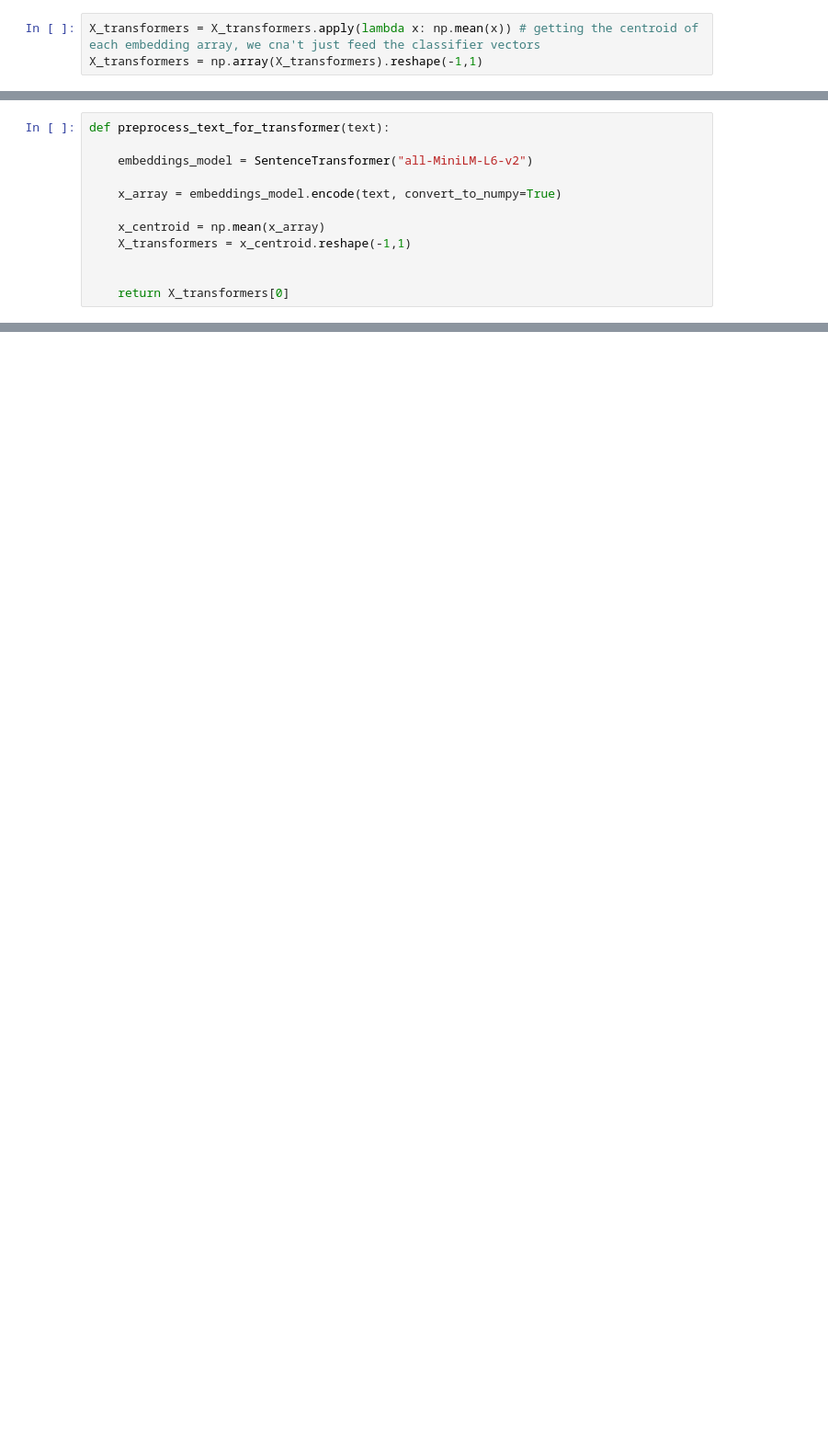
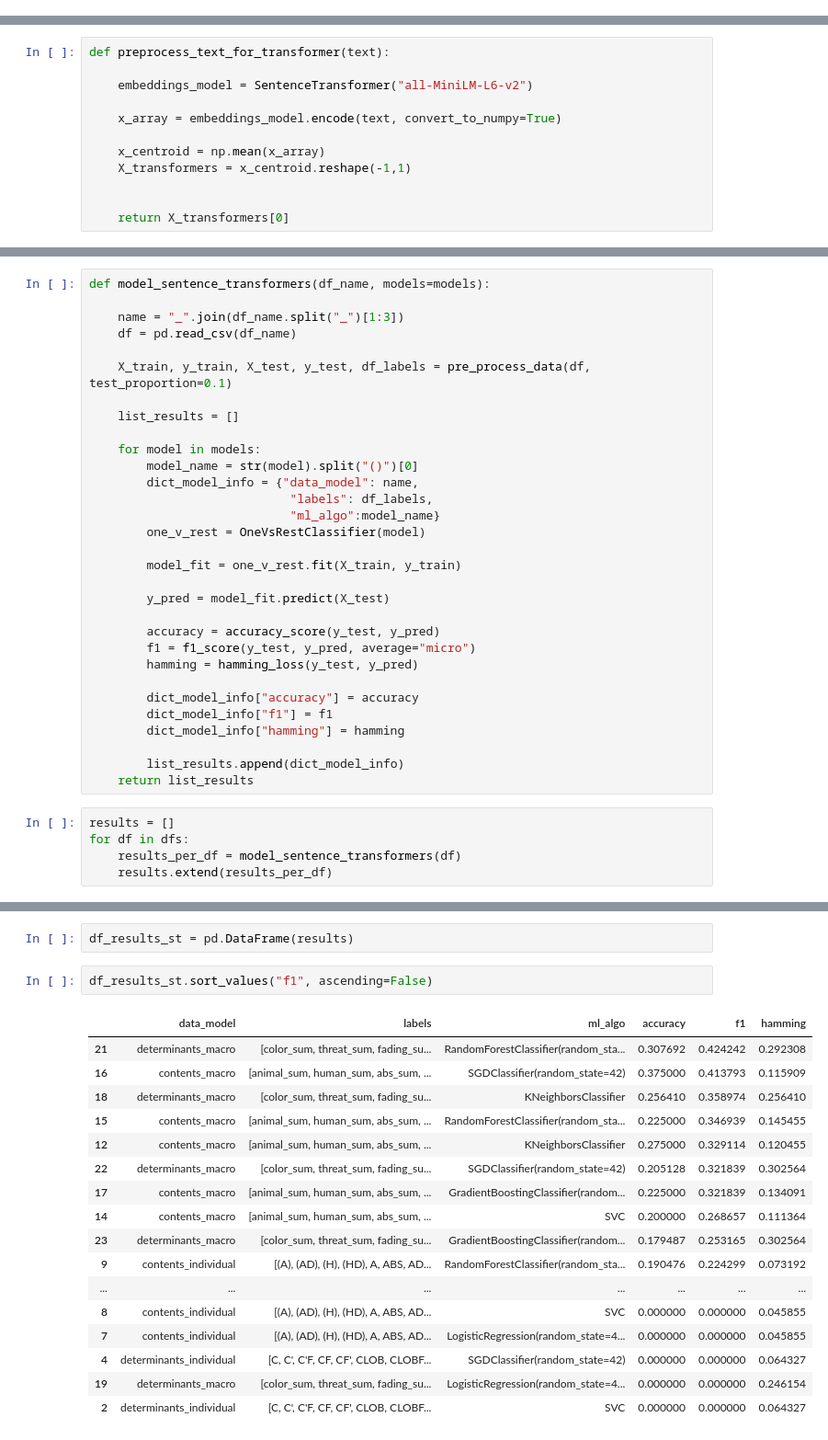
Before and after one commit to alberto-lorente/RorschIA_07-04, a Jupyter notebook: Dev/3. ML_models_development.ipynb, the cells around one changed output, grey strips where cells are left out. Shown at 92% size. Saved outputs shown, nothing was run; the diff lists cells and outputs as text; blank space fills up the shorter version.

```diff
--- a/Dev/3. ML_models_development.ipynb
+++ b/Dev/3. ML_models_development.ipynb
@@ -284,3 +203,0 @@ Name: Answer (English), Length: 380, dtype: object
-# %%
-X_transformers = X_transformers.apply(lambda x: np.mean(x)) # getting the centroid of each embedding array, we cna't just feed the classifier vectors
-X_transformers = np.array(X_transformers).reshape(-1,1)
@@ -410,0 +245,36 @@ def preprocess_text_for_transformer(text):
+# %%
+def model_sentence_transformers(df_name, models=models):
+
+    name = "_".join(df_name.split("_")[1:3])
+    df = pd.read_csv(df_name)
+
+    X_train, y_train, X_test, y_test, df_labels = pre_process_data(df, test_proportion=0.1)
+
+    list_results = []
+
+    for model in models:
+        model_name = str(model).split("()")[0]
+        dict_model_info = {"data_model": name,
+                            "labels": df_labels,
+                            "ml_algo":model_name}
+        one_v_rest = OneVsRestClassifier(model)
+
+        model_fit = one_v_rest.fit(X_train, y_train)
+
+        y_pred = model_fit.predict(X_test)
+
+        accuracy = accuracy_score(y_test, y_pred)
+        f1 = f1_score(y_test, y_pred, average="micro")
+        hamming = hamming_loss(y_test, y_pred)
+
+        dict_model_info["accuracy"] = accuracy
+        dict_model_info["f1"] = f1
+        dict_model_info["hamming"] = hamming
+
+        list_results.append(dict_model_info)
+    return list_results
+# %%
+results = []
+for df in dfs:
+    results_per_df = model_sentence_transformers(df)
+    results.extend(results_per_df)
@@ -410,0 +285,22 @@ def preprocess_text_for_transformer(text):
+# %%
+df_results_st = pd.DataFrame(results)
+# %%
+df_results_st.sort_values("f1", ascending=False)
+# %% [output]
+|  | data_model | labels | ml_algo | accuracy | f1 | hamming |
+| 21 | determinants_macro | [color_sum, threat_sum, fading_su... | RandomForestClassifier(random_sta... | 0.307692 | 0.424242 | 0.292308 |
+| 16 | contents_macro | [animal_sum, human_sum, abs_sum, ... | SGDClassifier(random_state=42) | 0.375000 | 0.413793 | 0.115909 |
+| 18 | determinants_macro | [color_sum, threat_sum, fading_su... | KNeighborsClassifier | 0.256410 | 0.358974 | 0.256410 |
+| 15 | contents_macro | [animal_sum, human_sum, abs_sum, ... | RandomForestClassifier(random_sta... | 0.225000 | 0.346939 | 0.145455 |
+| 12 | contents_macro | [animal_sum, human_sum, abs_sum, ... | KNeighborsClassifier | 0.275000 | 0.329114 | 0.120455 |
+| 22 | determinants_macro | [color_sum, threat_sum, fading_su... | SGDClassifier(random_state=42) | 0.205128 | 0.321839 | 0.302564 |
+| 17 | contents_macro | [animal_sum, human_sum, abs_sum, ... | GradientBoostingClassifier(random... | 0.225000 | 0.321839 | 0.134091 |
+| 14 | contents_macro | [animal_sum, human_sum, abs_sum, ... | SVC | 0.200000 | 0.268657 | 0.111364 |
+| 23 | determinants_macro | [color_sum, threat_sum, fading_su... | GradientBoostingClassifier(random... | 0.179487 | 0.253165 | 0.302564 |
+| 9 | contents_individual | [(A), (AD), (H), (HD), A, ABS, AD... | RandomForestClassifier(random_sta... | 0.190476 | 0.224299 | 0.073192 |
+| ... | ... | ... | ... | ... | ... | ... |
+| 8 | contents_individual | [(A), (AD), (H), (HD), A, ABS, AD... | SVC | 0.000000 | 0.000000 | 0.045855 |
+| 7 | contents_individual | [(A), (AD), (H), (HD), A, ABS, AD... | LogisticRegression(random_state=4... | 0.000000 | 0.000000 | 0.045855 |
+| 4 | determinants_individual | [C, C', C'F, CF, CF', CLOB, CLOBF... | SGDClassifier(random_state=42) | 0.000000 | 0.000000 | 0.064327 |
+| 19 | determinants_macro | [color_sum, threat_sum, fading_su... | LogisticRegression(random_state=4... | 0.000000 | 0.000000 | 0.246154 |
+| 2 | determinants_individual | [C, C', C'F, CF, CF', CLOB, CLOBF... | SVC | 0.000000 | 0.000000 | 0.064327 |
```
Also changed, not shown: parts of 58 cells of this notebook, 2 other files.
